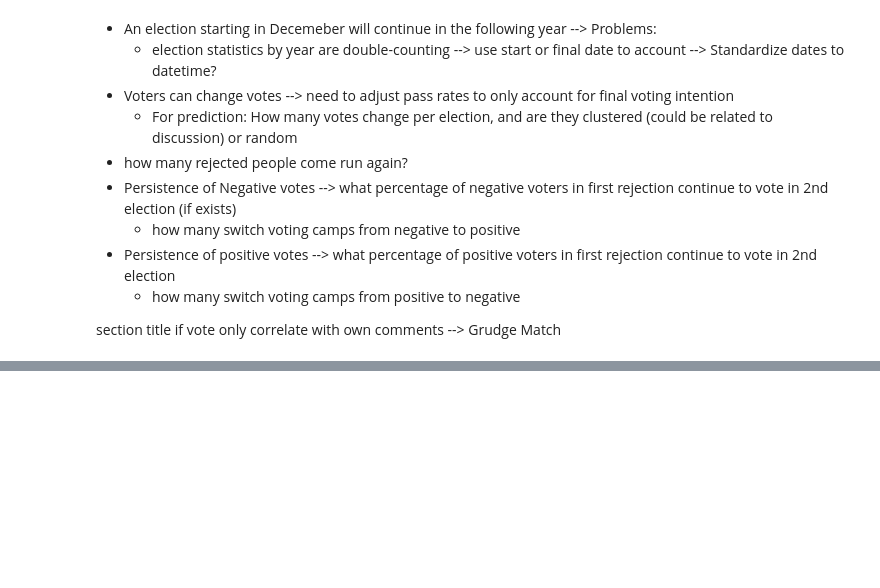
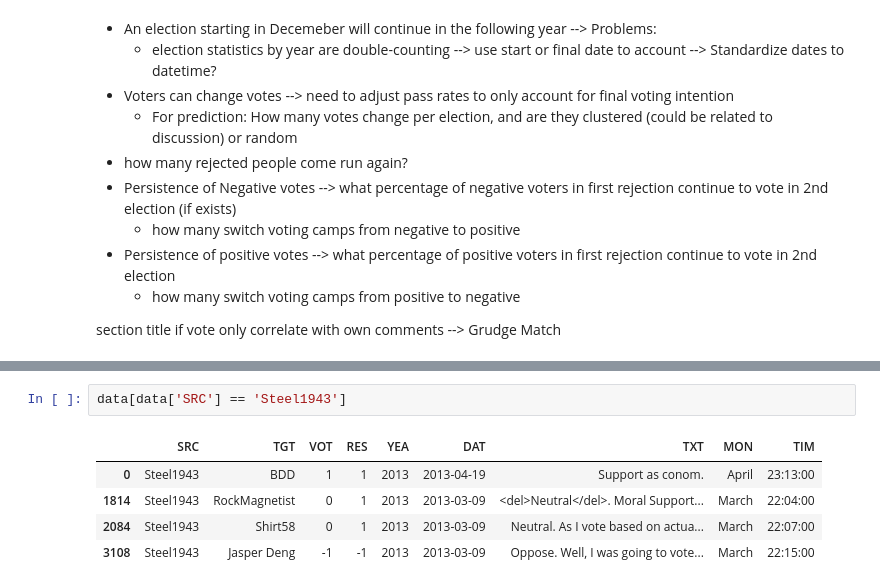
Before and after one commit to epfl-ada/ada-2024-project-ackthuallydeadalready, a Jupyter notebook: EDA.ipynb, the cells around one changed output, grey strips where cells are left out. Cells and saved outputs as stored; diff of their text form; blank space fills up the shorter version.

```diff
--- a/EDA.ipynb
+++ b/EDA.ipynb
@@ -1503,0 +1556,8 @@ section title if vote only correlate with own comments --> Grudge Match
+# %%
+data[data['SRC'] == 'Steel1943']
+# %% [output]
+|  | SRC | TGT | VOT | RES | YEA | DAT | TXT | MON | TIM |
+| 0 | Steel1943 | BDD | 1 | 1 | 2013 | 2013-04-19 | Support as conom. | April | 23:13:00 |
+| 1814 | Steel1943 | RockMagnetist | 0 | 1 | 2013 | 2013-03-09 | <del>Neutral</del>. Moral Support... | March | 22:04:00 |
+| 2084 | Steel1943 | Shirt58 | 0 | 1 | 2013 | 2013-03-09 | Neutral. As I vote based on actua... | March | 22:07:00 |
+| 3108 | Steel1943 | Jasper Deng | -1 | -1 | 2013 | 2013-03-09 | Oppose. Well, I was going to vote... | March | 22:15:00 |
```
Also changed, not shown: parts of 14 cells of this notebook, 2 other files.
